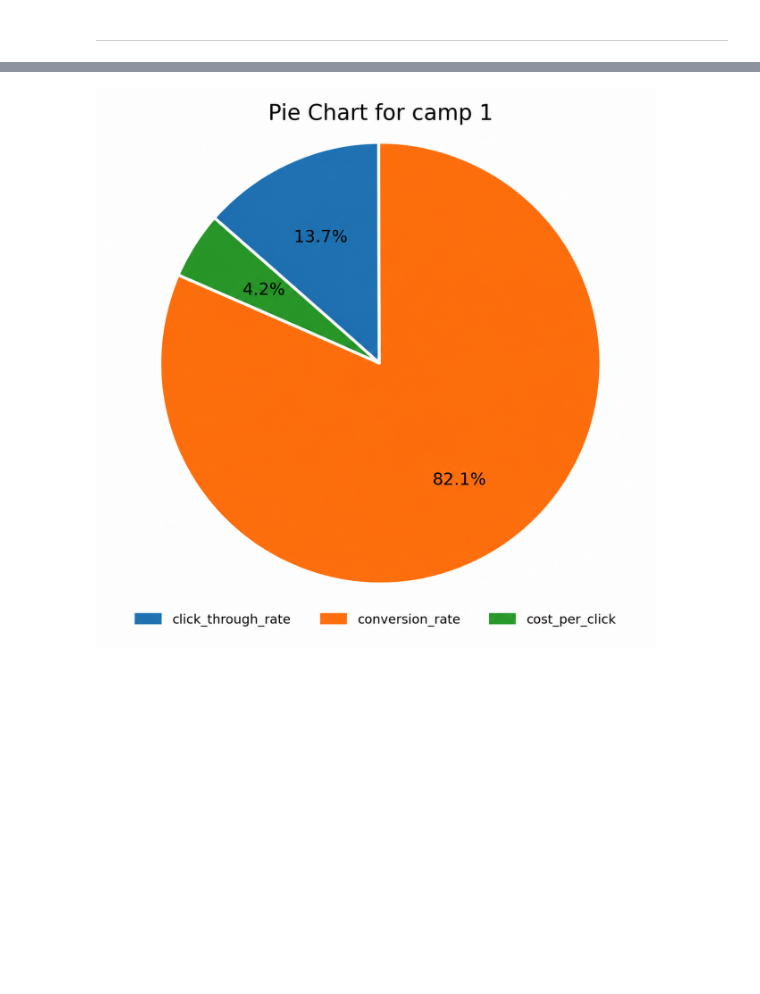
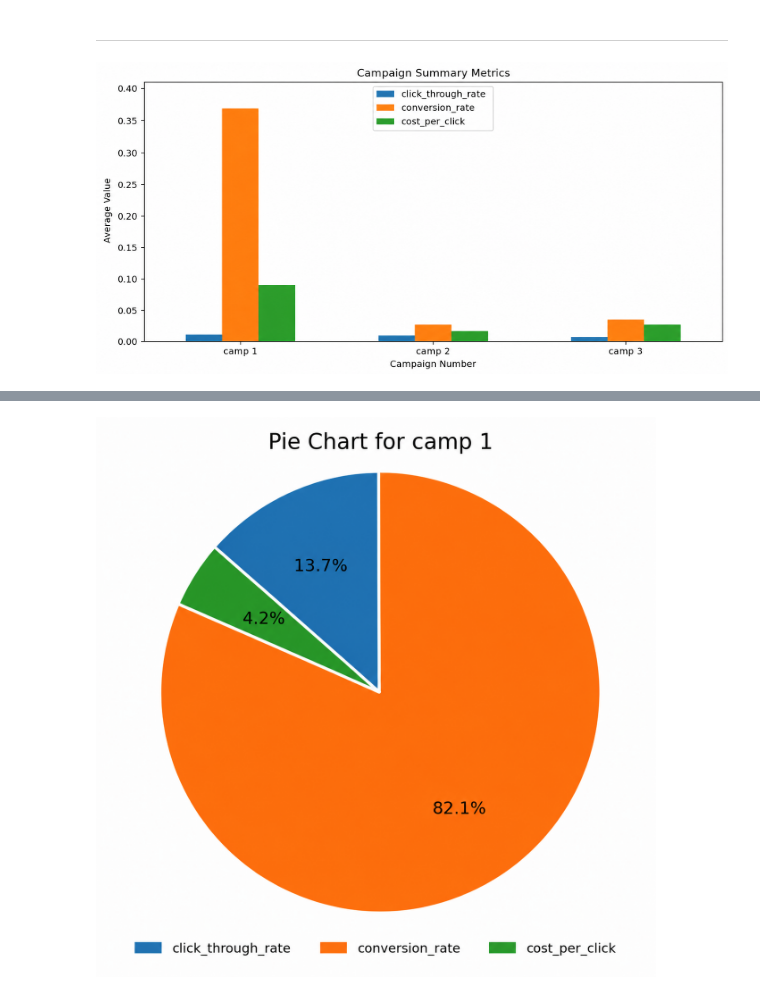
Before and after one commit to Oliver-code26/Digital-Marketing, a Jupyter notebook: jupyter_notebooks/Notebook_Template.ipynb, the cells around one changed output, grey strips where cells are left out. Drawn from its saved outputs; the diff is of its cells as text; code cells hidden in the pictures; blank space fills up the shorter version.

Commit message:
added_image_charts

```diff
--- a/jupyter_notebooks/Notebook_Template.ipynb
+++ b/jupyter_notebooks/Notebook_Template.ipynb
@@ -137,3 +138,11 @@ for campaign in campaign_summary.index:
 [figure]
 # %% [markdown]
 ---
+# %%
+import IPython.display
+
+IPython.display.Image(filename = 'Images/Bar_Chart_Summary_Metrics.png')
+#IPython.display.Image(filename = 'Images/Pie_chart_Camp1.png')
+#IPython.display.Image(filename = 'Images/Pie_chart_Camp2.png')
+# %% [output]
+[figure, added]
```
Also changed, not shown: parts of 4 cells of this notebook.
